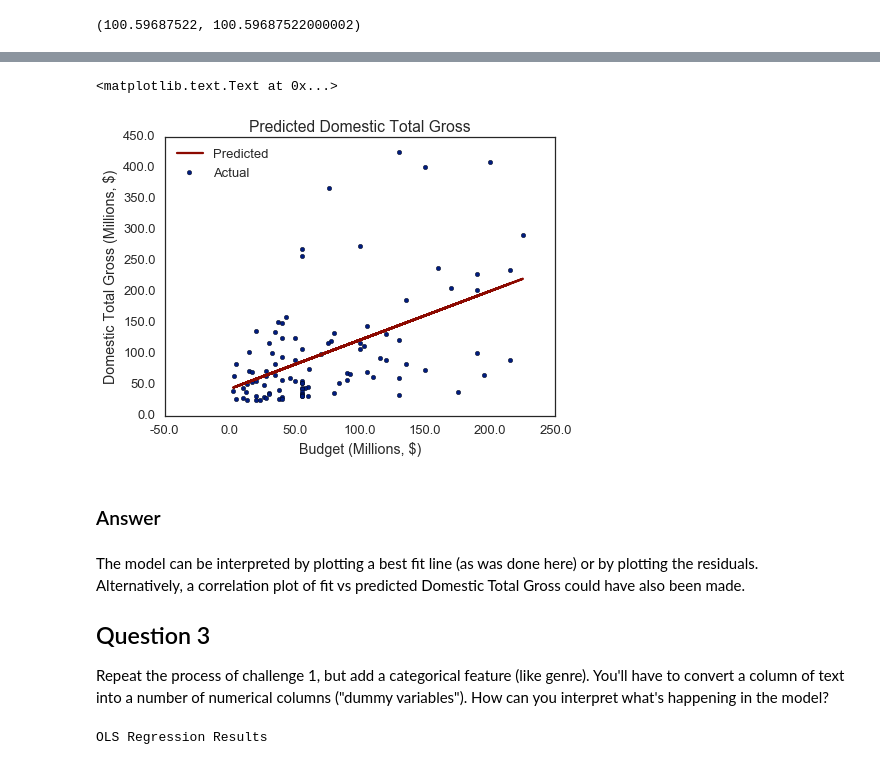
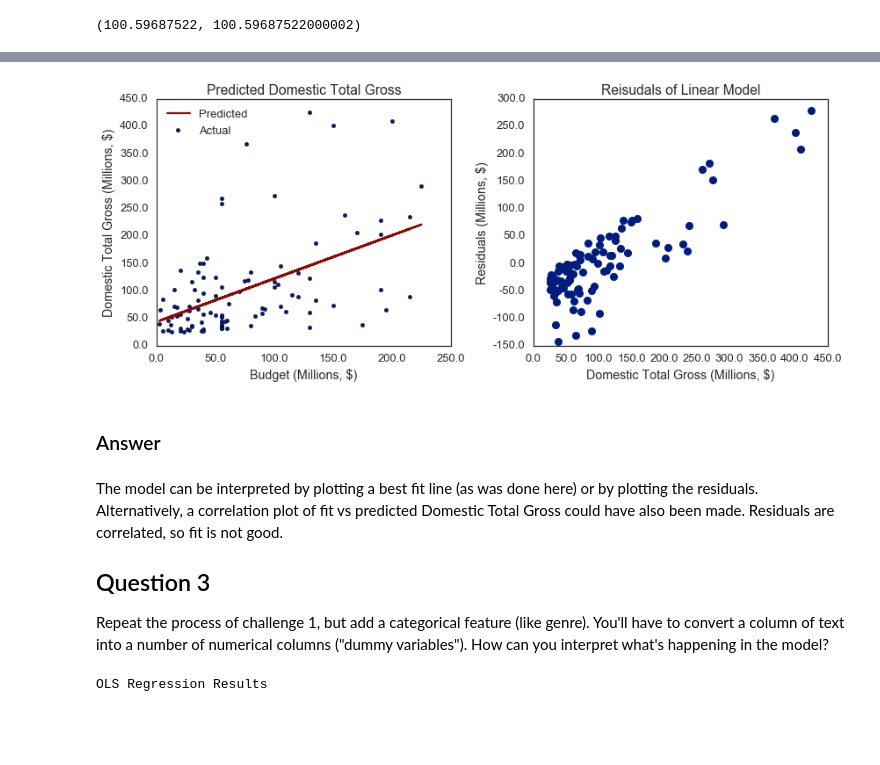
Before and after one commit to robinsones/dsp, a Jupyter notebook: challenges/submissions/03-linear_splitting/michelle/Challenge_set_3_Michelle.ipynb, the cells around one changed output, grey strips where cells are left out. Drawn from its saved outputs; the diff is of its cells as text; code cells hidden in the pictures; blank space fills up the shorter version.

Commit message:
Added accidentally delted residual plot.

```diff
--- a/challenges/submissions/03-linear_splitting/michelle/Challenge_set_3_Michelle.ipynb
+++ b/challenges/submissions/03-linear_splitting/michelle/Challenge_set_3_Michelle.ipynb
@@ -132,26 +131,43 @@ OLS Regression Results
 | Skew: | 1.583 | Prob(JB): | 1.05e-20 |
 | Kurtosis: | 6.472 | Cond. No. | 1.50e+08 |
 # %%
+f, axList = plt.subplots(ncols=2)
+f.set_size_inches(12,5)
+
+ax = axList[0]
 ax = data.plot('Budget','DomesticTotalGross',
-              kind='scatter', label='Actual', color=colors[0], figsize=(7,5))
+              kind='scatter', label='Actual', color=colors[0], ax=ax)
 ax.plot(data.Budget, res2.predict(), label='Predicted', color=colors[2])
+ax.set_xlim(0, 250000000)
 
 ax.legend(loc=2)
 
 scale_pow = 6
 ax.get_xaxis().set_major_formatter(FuncFormatter(scale_ticklabels))
 ax.get_yaxis().set_major_formatter(FuncFormatter(scale_ticklabels))
 
 ax.set_xlabel('Budget (Millions, $)')
 ax.set_ylabel('Domestic Total Gross (Millions, $)')
 ax.set_title('Predicted Domestic Total Gross')
+
+ax = axList[1]
+ax.plot(data.DomesticTotalGross, res2.resid, marker='o', ls='', color=colors[0])
+
+scale_pow = 6
+ax.get_xaxis().set_major_formatter(FuncFormatter(scale_ticklabels))
+ax.get_yaxis().set_major_formatter(FuncFormatter(scale_ticklabels))
+
+ax.set_xlabel('Domestic Total Gross (Millions, $)')
+ax.set_ylabel('Residuals (Millions, $)')
+ax.set_title('Reisudals of Linear Model')
+
+plt.tight_layout()
 # %% [output]
-<matplotlib.text.Text at 0x...>
-[figure, old version]
+[figure, new version]
 # %% [markdown]
 ### Answer
 # %% [markdown]
-The model can be interpreted by plotting a best fit line (as was done here) or by plotting the residuals. Alternatively, a correlation plot of fit vs predicted Domestic Total Gross could have also been made.
+The model can be interpreted by plotting a best fit line (as was done here) or by plotting the residuals. Alternatively, a correlation plot of fit vs predicted Domestic Total Gross could have also been made. Residuals are correlated, so fit is not good.
 
 ## <a id='3'></a>Question 3
 
```
Also changed, not shown: parts of 5 cells of this notebook.
